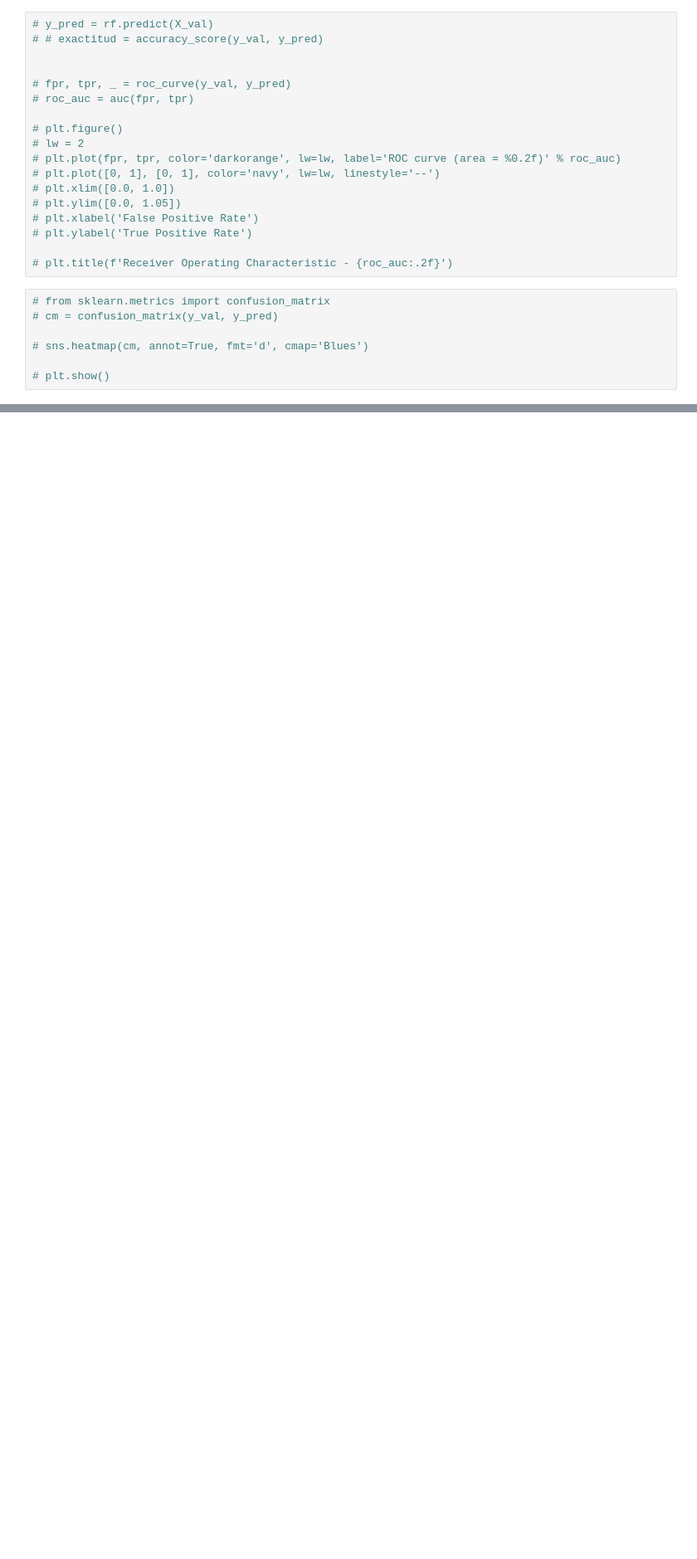
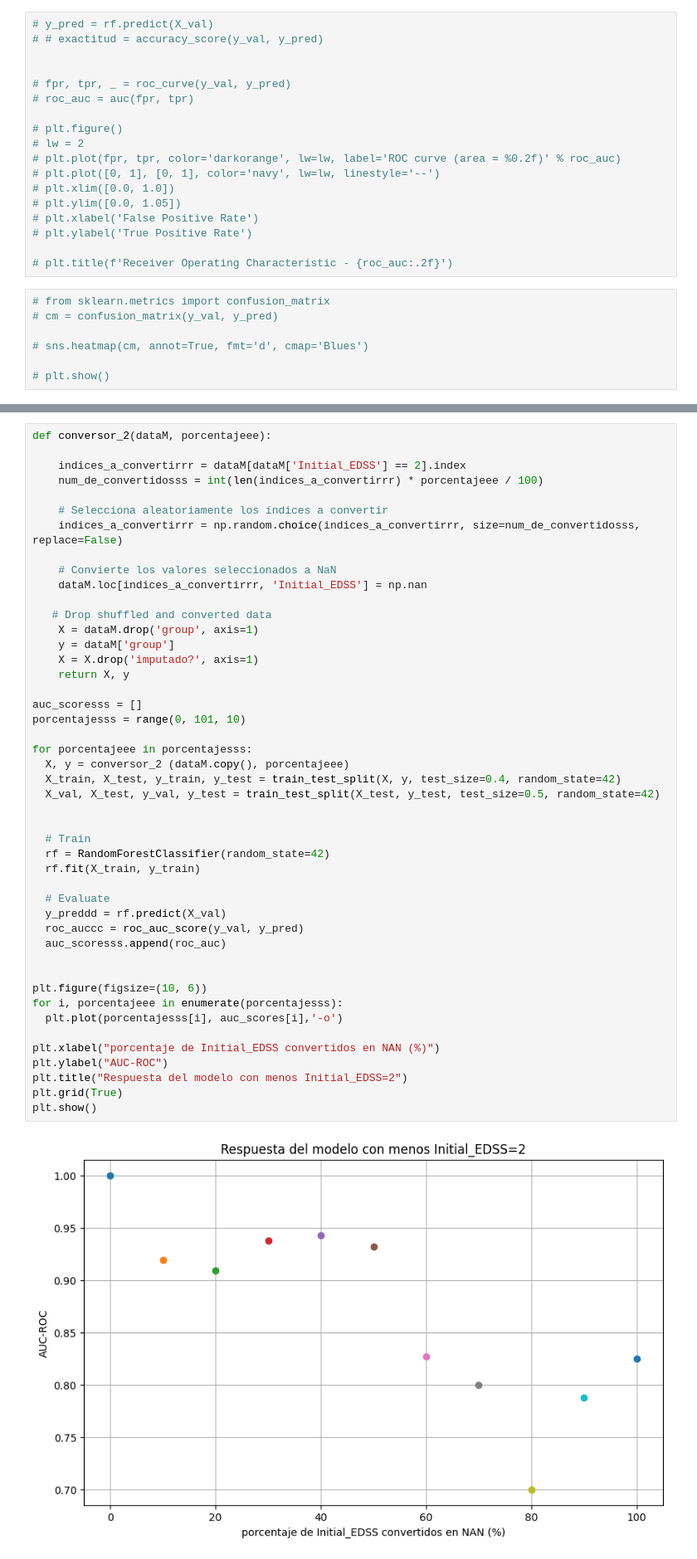
Before and after one commit to BertoloniLucas/SimaAI, a Jupyter notebook: models/M1-Random F. - imputando en initial_edss.ipynb, the cells around one changed output, grey strips where cells are left out. Shown at 83% size. Cells and saved outputs as stored; diff of their text form; blank space fills up the shorter version.

```diff
--- a/models/M1-Random F. - imputando en initial_edss.ipynb
+++ b/models/M1-Random F. - imputando en initial_edss.ipynb
@@ -215,0 +268,48 @@ NameError: name 'dataM' is not defined
+# %%
+def conversor_2(dataM, porcentajeee):
+
+    indices_a_convertirrr = dataM[dataM['Initial_EDSS'] == 2].index
+    num_de_convertidosss = int(len(indices_a_convertirrr) * porcentajeee / 100)
+
+    # Selecciona aleatoriamente los índices a convertir
+    indices_a_convertirrr = np.random.choice(indices_a_convertirrr, size=num_de_convertidosss, replace=False)
+
+    # Convierte los valores seleccionados a NaN
+    dataM.loc[indices_a_convertirrr, 'Initial_EDSS'] = np.nan
+
+   # Drop shuffled and converted data
+    X = dataM.drop('group', axis=1)
+    y = dataM['group']
+    X = X.drop('imputado?', axis=1)
+    return X, y
+
+auc_scoresss = []
+porcentajesss = range(0, 101, 10)
+
+for porcentajeee in porcentajesss:
+  X, y = conversor_2 (dataM.copy(), porcentajeee)
+  X_train, X_test, y_train, y_test = train_test_split(X, y, test_size=0.4, random_state=42)
+  X_val, X_test, y_val, y_test = train_test_split(X_test, y_test, test_size=0.5, random_state=42)
+
+
+  # Train
+  rf = RandomForestClassifier(random_state=42)
+  rf.fit(X_train, y_train)
+
+  # Evaluate
+  y_preddd = rf.predict(X_val)
+  roc_auccc = roc_auc_score(y_val, y_pred)
+  auc_scoresss.append(roc_auc)
+
+
+plt.figure(figsize=(10, 6))
+for i, porcentajeee in enumerate(porcentajesss):
+  plt.plot(porcentajesss[i], auc_scores[i],'-o')
+
+plt.xlabel("porcentaje de Initial_EDSS convertidos en NAN (%)")
+plt.ylabel("AUC-ROC")
+plt.title("Respuesta del modelo con menos Initial_EDSS=2")
+plt.grid(True)
+plt.show()
+# %% [output]
+[figure, added]
```
Also changed, not shown: parts of 6 cells of this notebook.
